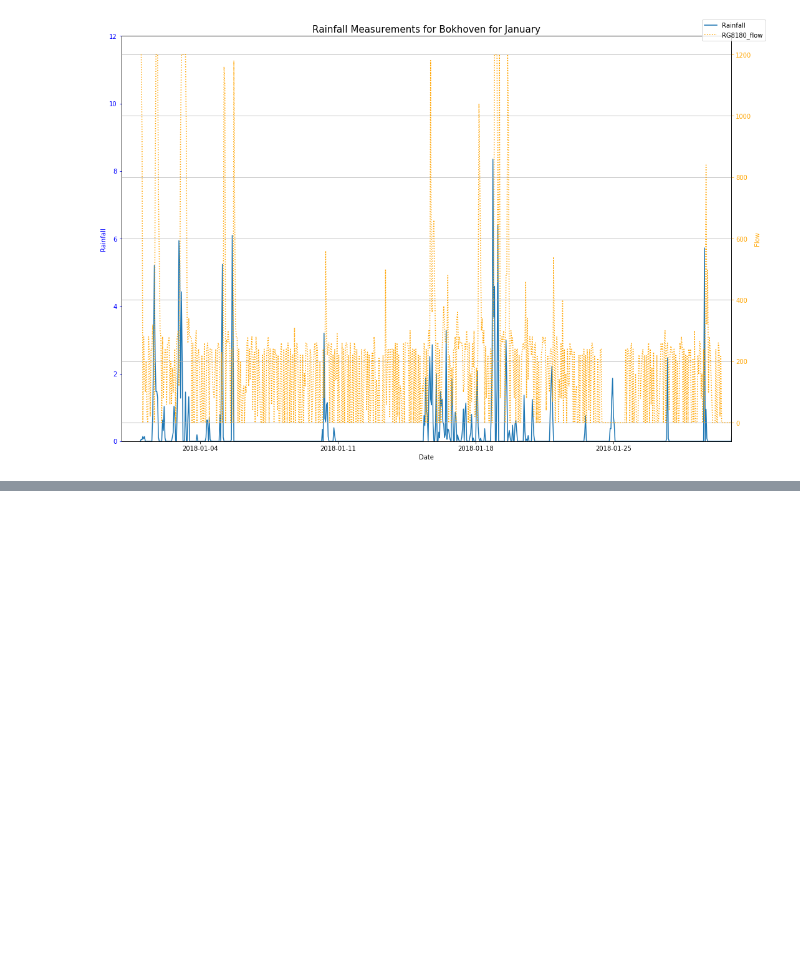
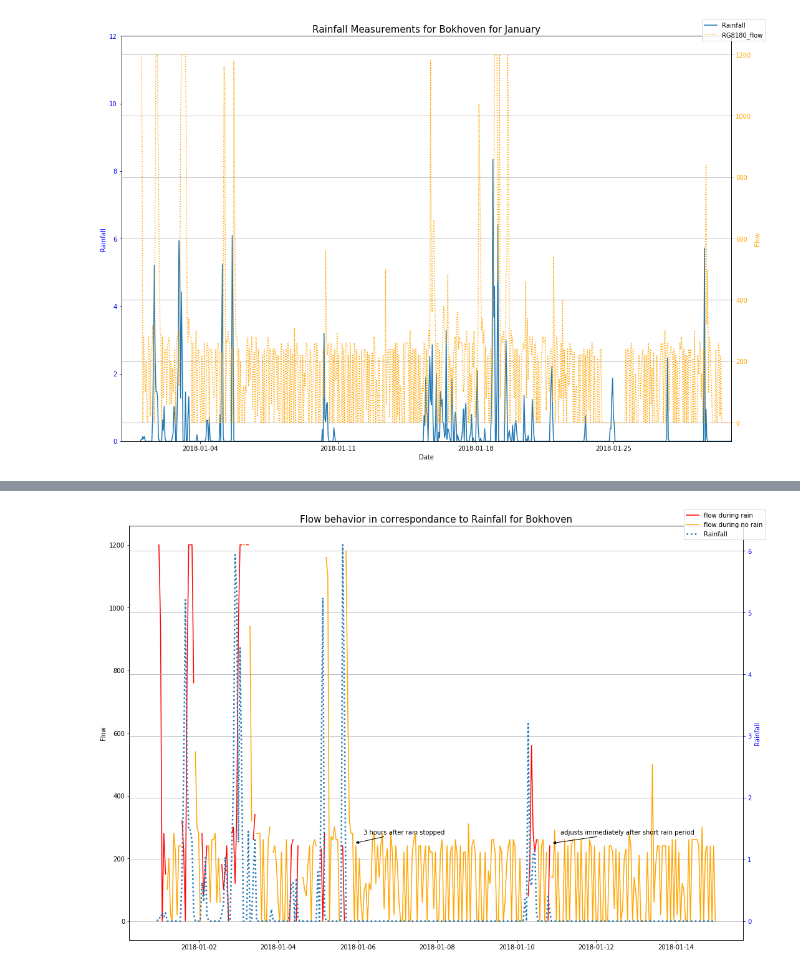
Before and after one commit to rogertian0707/jbg060, a Jupyter notebook: code/combine_rain_pump.ipynb, the cells around one changed output, grey strips where cells are left out. Saved outputs shown, nothing was run; the diff lists cells and outputs as text; code cells hidden in the pictures; blank space fills up the shorter version.

```diff
--- a/code/combine_rain_pump.ipynb
+++ b/code/combine_rain_pump.ipynb
@@ -395,0 +501,4 @@ plt.savefig("../graphs/"+"Bok_flow_Jan.png");
+# %%
+weather_change = combined_rain_pump.loc[:datetime.date(2018, 1, 15)]
+weather_change['dry'] = weather_change[weather_change['Bokhoven']==0]['RG8180_flow']
+weather_change['rainy'] = weather_change[weather_change['Bokhoven']>0]['RG8180_flow']
@@ -395,0 +531,32 @@ plt.savefig("../graphs/"+"Bok_flow_Jan.png");
+# %%
+days = mdates.date2num((weather_change.index))
+
+fig = plt.figure(figsize=(15,10))
+ax1 = fig.add_subplot(111)
+
+ax1.plot(weather_change.index, weather_change['rainy'], label = 'flow during rain', color='red', linewidth = 1.5)
+ax1.plot(weather_change.index, weather_change['dry'], label = 'flow during no rain', color = 'orange', linewidth = 1.5)
+ax1.set_ylabel('Flow', fontsize = 10)
+
+ax2 = ax1.twinx()
+ax2.plot(weather_change.index, weather_change['Bokhoven'], label = 'Rainfall', linestyle = 'dotted', linewidth = 2.5)
+ax2.set_xlabel('Date', fontsize = 10)
+ax2.set_ylabel('Rainfall', color = 'blue', fontsize = 10)
+ax2.tick_params('y', colors='b')
+
+#ax1.axvline(days[114], alpha = 6, color = 'black')
+#ax1.axvline(days[117], alpha = 6, color = 'black')
+#ax1.axhline(252.650802, alpha = 6, color = 'black')
+
+ax1.annotate('3 hours after rain stopped', (days[119], 248), xytext=(15, 15),
+            textcoords='offset points', arrowprops=dict(color='black', arrowstyle='-|>'), color = 'black')
+ax1.annotate('adjusts immediately after short rain period', (days[238], 248), xytext=(15, 15),
+            textcoords='offset points', arrowprops=dict(color='black', arrowstyle='-|>'), color = 'black')
+
+plt.title('Flow behavior in correspondance to Rainfall for Bokhoven', fontsize = 15)
+plt.grid()
+fig.legend()
+fig.tight_layout();
+fig.savefig("../graphs/"+"FlowBehavior.png")
+# %% [output]
+[figure, added]
```
Also changed, not shown: parts of 15 cells of this notebook, 1 other file.
